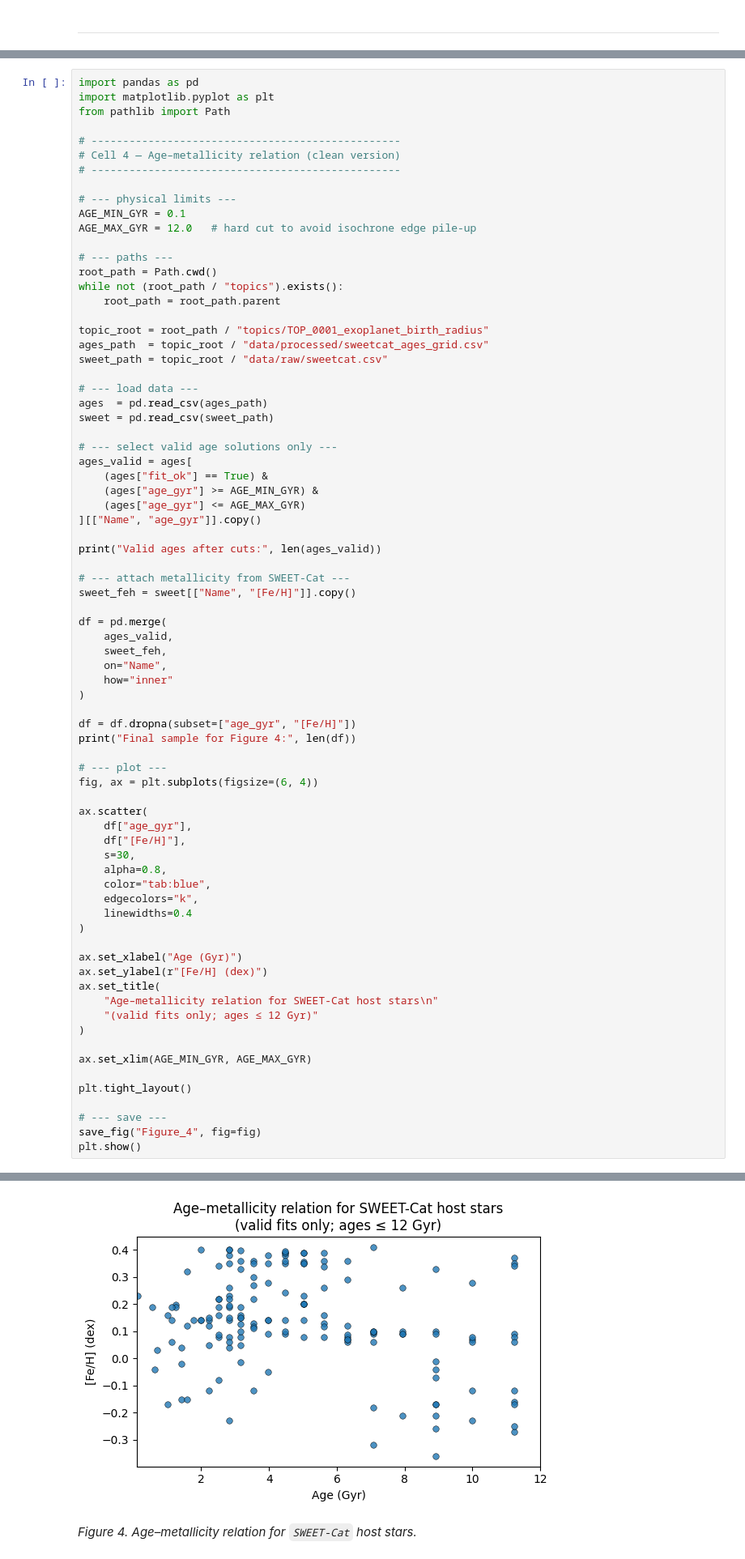
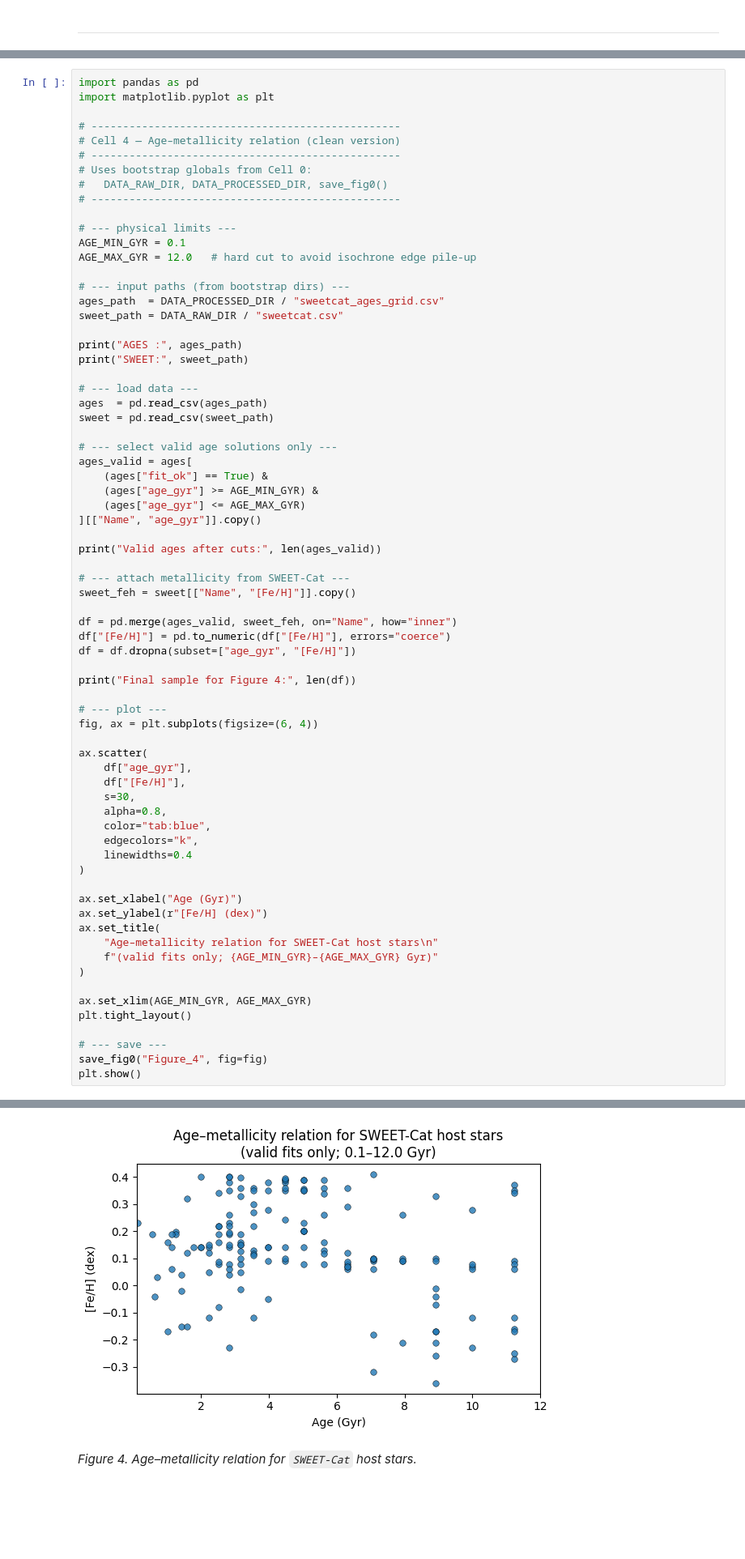
Before and after one commit to stellar-attractor/attractor-lab, a Jupyter notebook: topics/TOP_0001_exoplanet_birth_radius/notebooks/ACAP_001_EN.ipynb, the cells around one changed output, grey strips where cells are left out. Shown at 81% size. Drawn from its saved outputs; the diff is of its cells as text; blank space fills up the shorter version.

```diff
--- a/topics/TOP_0001_exoplanet_birth_radius/notebooks/ACAP_001_EN.ipynb
+++ b/topics/TOP_0001_exoplanet_birth_radius/notebooks/ACAP_001_EN.ipynb
@@ -1057,24 +1039,24 @@ This figure makes explicit that age and metallicity alone do not uniquely determ
 # %%
 import pandas as pd
 import matplotlib.pyplot as plt
-from pathlib import Path
 
 # -------------------------------------------------
 # Cell 4 — Age–metallicity relation (clean version)
+# -------------------------------------------------
+# Uses bootstrap globals from Cell 0:
+#   DATA_RAW_DIR, DATA_PROCESSED_DIR, save_fig0()
 # -------------------------------------------------
 
 # --- physical limits ---
 AGE_MIN_GYR = 0.1
 AGE_MAX_GYR = 12.0   # hard cut to avoid isochrone edge pile-up
 
-# --- paths ---
-root_path = Path.cwd()
-while not (root_path / "topics").exists():
-    root_path = root_path.parent
+# --- input paths (from bootstrap dirs) ---
+ages_path  = DATA_PROCESSED_DIR / "sweetcat_ages_grid.csv"
+sweet_path = DATA_RAW_DIR / "sweetcat.csv"
 
-topic_root = root_path / "topics/TOP_0001_exoplanet_birth_radius"
-ages_path  = topic_root / "data/processed/sweetcat_ages_grid.csv"
-sweet_path = topic_root / "data/raw/sweetcat.csv"
+print("AGES :", ages_path)
+print("SWEET:", sweet_path)
 
 # --- load data ---
 ages  = pd.read_csv(ages_path)
@@ -1092,14 +1074,10 @@ print("Valid ages after cuts:", len(ages_valid))
 # --- attach metallicity from SWEET-Cat ---
 sweet_feh = sweet[["Name", "[Fe/H]"]].copy()
 
-df = pd.merge(
-    ages_valid,
-    sweet_feh,
-    on="Name",
-    how="inner"
-)
+df = pd.merge(ages_valid, sweet_feh, on="Name", how="inner")
+df["[Fe/H]"] = pd.to_numeric(df["[Fe/H]"], errors="coerce")
+df = df.dropna(subset=["age_gyr", "[Fe/H]"])
 
-df = df.dropna(subset=["age_gyr", "[Fe/H]"])
 print("Final sample for Figure 4:", len(df))
 
 # --- plot ---
@@ -1119,14 +1097,13 @@ ax.set_xlabel("Age (Gyr)")
 ax.set_ylabel(r"[Fe/H] (dex)")
 ax.set_title(
     "Age–metallicity relation for SWEET-Cat host stars\n"
-    "(valid fits only; ages ≤ 12 Gyr)"
+    f"(valid fits only; {AGE_MIN_GYR}–{AGE_MAX_GYR} Gyr)"
 )
 
 ax.set_xlim(AGE_MIN_GYR, AGE_MAX_GYR)
-
 plt.tight_layout()
 
 # --- save ---
-save_fig("Figure_4", fig=fig)
+save_fig0("Figure_4", fig=fig)
 plt.show()
 # %% [output]
@@ -1136,4 +1115,4 @@ Saved: /Users/mloktionov/PycharmProjects/Stellar_Attractor/attractor-lab/topics/
-[figure, old version]
+[figure, new version]
 # %% [markdown]
 *Figure 4. Age–metallicity relation for `SWEET-Cat` host stars.*
 # %% [markdown]
```
Also changed, not shown: parts of 21 cells of this notebook, 14 other files.
